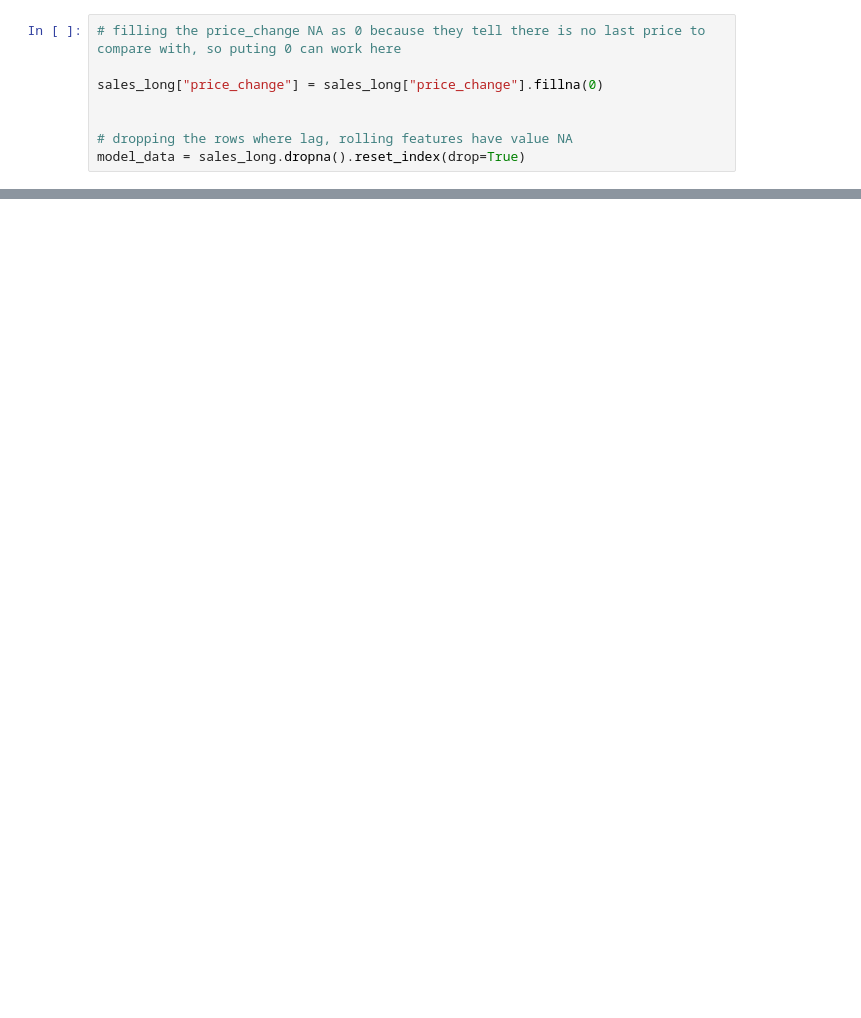
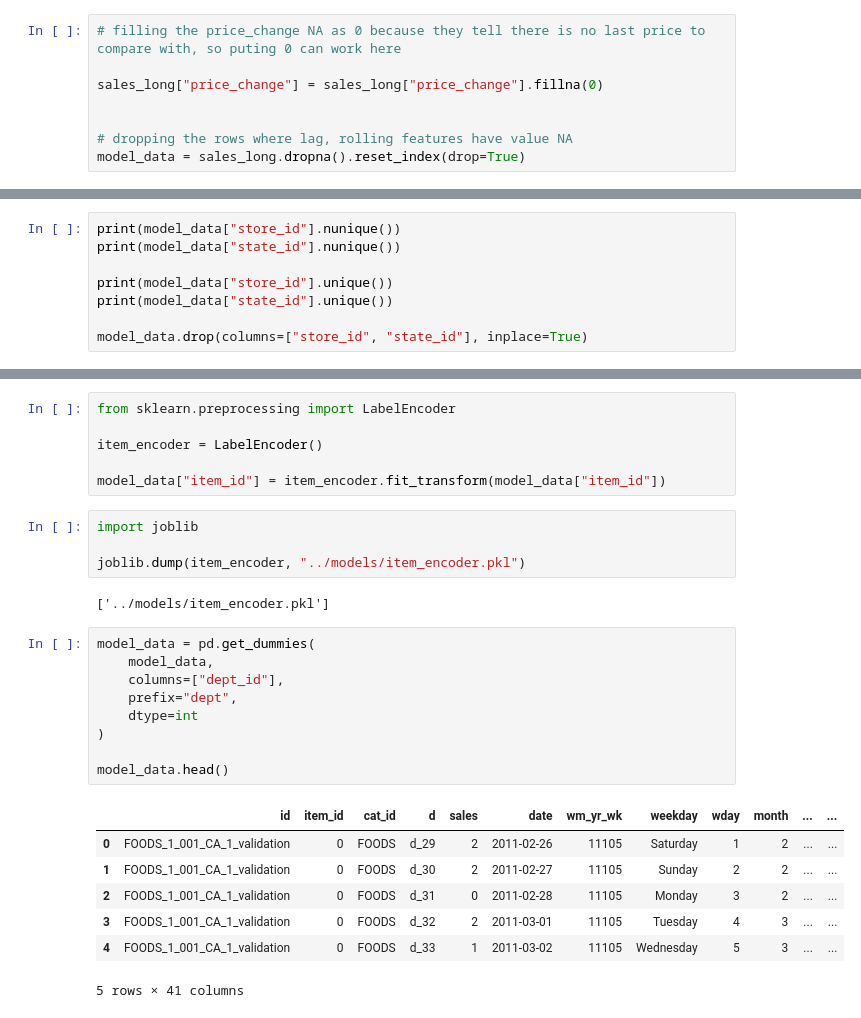
Before and after one commit to Avichal-Goyal/inventory-optimization-demand-forecasting, a Jupyter notebook: notebooks/02_feature_engineering.ipynb, the cells around one changed output, grey strips where cells are left out. Drawn from its saved outputs; the diff is of its cells as text; blank space fills up the shorter version.

Commit message:
done with data preprocessing and feature engineering. Now, I will proceed to model training and evaluation.

```diff
--- a/notebooks/02_feature_engineering.ipynb
+++ b/notebooks/02_feature_engineering.ipynb
@@ -222,0 +381,8 @@ missing[missing > 0]
+# %%
+print(model_data["store_id"].nunique())
+print(model_data["state_id"].nunique())
+
+print(model_data["store_id"].unique())
+print(model_data["state_id"].unique())
+
+model_data.drop(columns=["store_id", "state_id"], inplace=True)
@@ -222,0 +425,29 @@ missing[missing > 0]
+# %%
+from sklearn.preprocessing import LabelEncoder
+
+item_encoder = LabelEncoder()
+
+model_data["item_id"] = item_encoder.fit_transform(model_data["item_id"])
+# %%
+import joblib
+
+joblib.dump(item_encoder, "../models/item_encoder.pkl")
+# %% [output]
+['../models/item_encoder.pkl']
+# %%
+model_data = pd.get_dummies(
+    model_data,
+    columns=["dept_id"],
+    prefix="dept",
+    dtype=int
+)
+
+model_data.head()
+# %% [output]
+|  | id | item_id | cat_id | d | sales | date | wm_yr_wk | weekday | wday | month | ... | ... |
+| 0 | FOODS_1_001_CA_1_validation | 0 | FOODS | d_29 | 2 | 2011-02-26 | 11105 | Saturday | 1 | 2 | ... | ... |
+| 1 | FOODS_1_001_CA_1_validation | 0 | FOODS | d_30 | 2 | 2011-02-27 | 11105 | Sunday | 2 | 2 | ... | ... |
+| 2 | FOODS_1_001_CA_1_validation | 0 | FOODS | d_31 | 0 | 2011-02-28 | 11105 | Monday | 3 | 2 | ... | ... |
+| 3 | FOODS_1_001_CA_1_validation | 0 | FOODS | d_32 | 2 | 2011-03-01 | 11105 | Tuesday | 4 | 3 | ... | ... |
+| 4 | FOODS_1_001_CA_1_validation | 0 | FOODS | d_33 | 1 | 2011-03-02 | 11105 | Wednesday | 5 | 3 | ... | ... |
+5 rows × 41 columns
```
Also changed, not shown: parts of 19 cells of this notebook.
